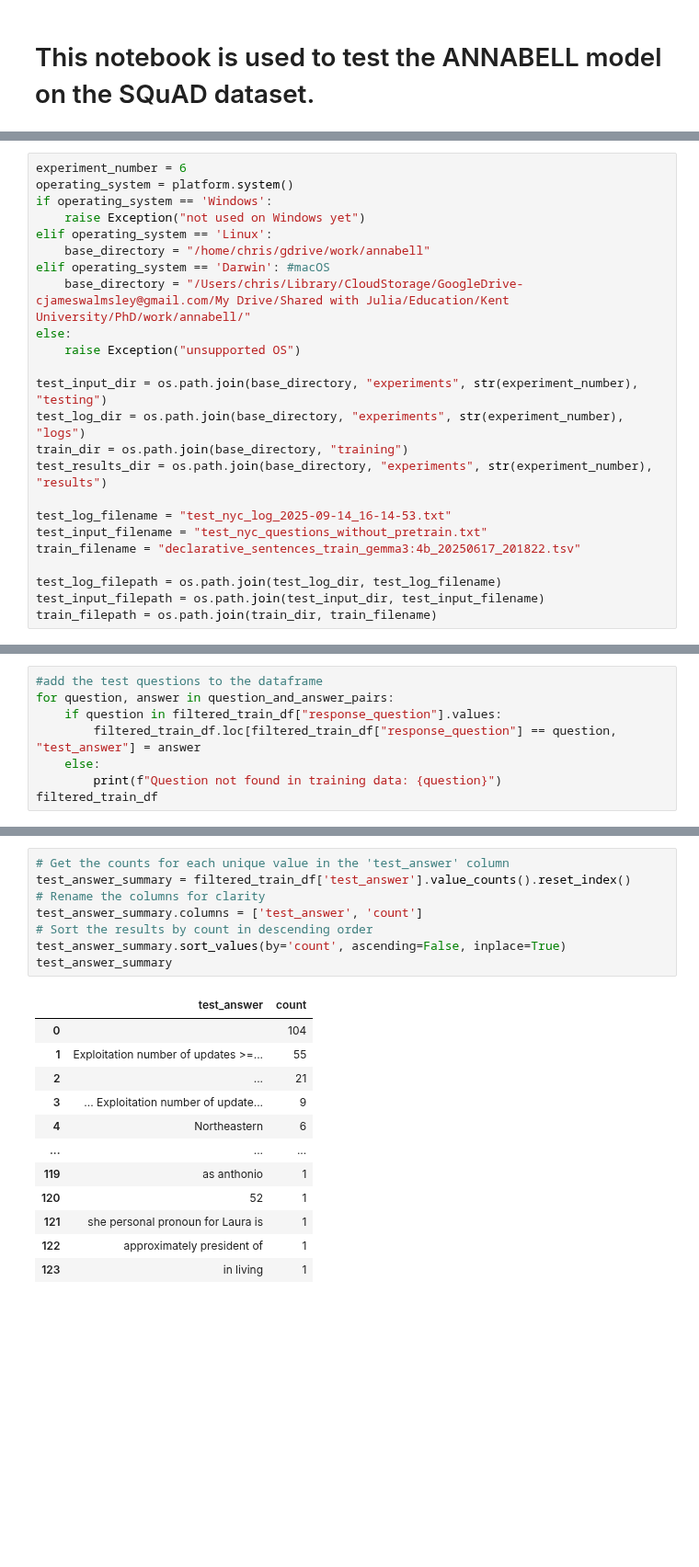
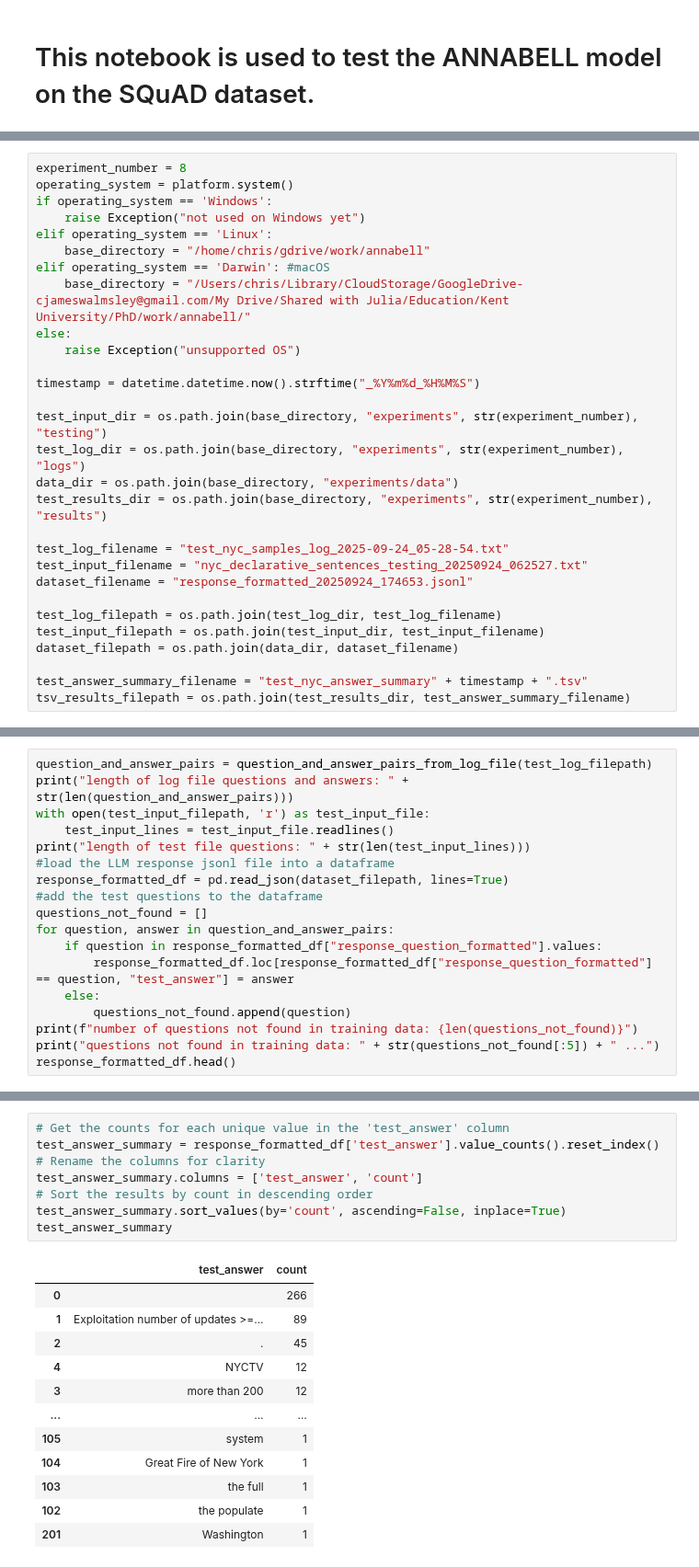
Before and after one commit to cjwalmsley/Training-and-evaluating-cognitive-language-models, a Jupyter notebook: test_annabell.ipynb, the cells around one changed output, grey strips where cells are left out. Shown at 92% size. Cells and saved outputs as stored; diff of their text form; blank space fills up the shorter version.

Commit message:
enhancements to training and testing scripts

```diff
--- a/test_annabell.ipynb
+++ b/test_annabell.ipynb
@@ -11,5 +9,5 @@ import datetime
 # %%
-experiment_number = 6
+experiment_number = 8
 operating_system = platform.system()
 if operating_system == 'Windows':
     raise Exception("not used on Windows yet")
@@ -20,15 +18,20 @@ elif operating_system == 'Darwin': #macOS
 else:
     raise Exception("unsupported OS")
 
+timestamp = datetime.datetime.now().strftime("_%Y%m%d_%H%M%S")
+
 test_input_dir = os.path.join(base_directory, "experiments", str(experiment_number), "testing")
 test_log_dir = os.path.join(base_directory, "experiments", str(experiment_number), "logs")
-train_dir = os.path.join(base_directory, "training")
+data_dir = os.path.join(base_directory, "experiments/data")
 test_results_dir = os.path.join(base_directory, "experiments", str(experiment_number), "results")
 
-test_log_filename = "test_nyc_log_2025-09-14_16-14-53.txt"
-test_input_filename = "test_nyc_questions_without_pretrain.txt"
-train_filename = "declarative_sentences_train_gemma3:4b_20250617_201822.tsv"
+test_log_filename = "test_nyc_samples_log_2025-09-24_05-28-54.txt"
+test_input_filename = "nyc_declarative_sentences_testing_20250924_062527.txt"
+dataset_filename = "response_formatted_20250924_174653.jsonl"
 
 test_log_filepath = os.path.join(test_log_dir, test_log_filename)
 test_input_filepath = os.path.join(test_input_dir, test_input_filename)
-train_filepath = os.path.join(train_dir, train_filename)
+dataset_filepath = os.path.join(data_dir, dataset_filename)
+
+test_answer_summary_filename = "test_nyc_answer_summary" + timestamp + ".tsv"
+tsv_results_filepath = os.path.join(test_results_dir, test_answer_summary_filename)
@@ -77,8 +37,0 @@ Cleaned data saved to /home/chris/gdrive/work/annabell/training/declarative_sent
-# %%
-#add the test questions to the dataframe
-for question, answer in question_and_answer_pairs:
-    if question in filtered_train_df["response_question"].values:
-        filtered_train_df.loc[filtered_train_df["response_question"] == question, "test_answer"] = answer
-    else:
-        print(f"Question not found in training data: {question}")
-filtered_train_df
@@ -105,0 +38,18 @@ Question not found in training data: ? how
+# %%
+question_and_answer_pairs = question_and_answer_pairs_from_log_file(test_log_filepath)
+print("length of log file questions and answers: " + str(len(question_and_answer_pairs)))
+with open(test_input_filepath, 'r') as test_input_file:
+    test_input_lines = test_input_file.readlines()
+print("length of test file questions: " + str(len(test_input_lines)))
+#load the LLM response jsonl file into a dataframe
+response_formatted_df = pd.read_json(dataset_filepath, lines=True)
+#add the test questions to the dataframe
+questions_not_found = []
+for question, answer in question_and_answer_pairs:
+    if question in response_formatted_df["response_question_formatted"].values:
+        response_formatted_df.loc[response_formatted_df["response_question_formatted"] == question, "test_answer"] = answer
+    else:
+        questions_not_found.append(question)
+print(f"number of questions not found in training data: {len(questions_not_found)}")
+print("questions not found in training data: " + str(questions_not_found[:5]) + " ...")
+response_formatted_df.head()
@@ -106,21 +68,21 @@ Question not found in training data: ? how
 # %%
 # Get the counts for each unique value in the 'test_answer' column
-test_answer_summary = filtered_train_df['test_answer'].value_counts().reset_index()
+test_answer_summary = response_formatted_df['test_answer'].value_counts().reset_index()
 # Rename the columns for clarity
 test_answer_summary.columns = ['test_answer', 'count']
 # Sort the results by count in descending order
 test_answer_summary.sort_values(by='count', ascending=False, inplace=True)
 test_answer_summary
 # %% [output]
 |  | test_answer | count |
-| 0 |  | 104 |
-| 1 | Exploitation number of updates >=... | 55 |
-| 2 | ... | 21 |
-| 3 | ... Exploitation number of update... | 9 |
-| 4 | Northeastern | 6 |
+| 0 |  | 266 |
+| 1 | Exploitation number of updates >=... | 89 |
+| 2 | . | 45 |
+| 4 | NYCTV | 12 |
+| 3 | more than 200 | 12 |
 | ... | ... | ... |
-| 119 | as anthonio | 1 |
-| 120 | 52 | 1 |
-| 121 | she personal pronoun for Laura is | 1 |
-| 122 | approximately president of | 1 |
-| 123 | in living | 1 |
+| 105 | system | 1 |
+| 104 | Great Fire of New York | 1 |
+| 103 | the full | 1 |
+| 102 | the populate | 1 |
+| 201 | Washington | 1 |
```
Also changed, not shown: parts of 16 cells of this notebook, 13 other files.
